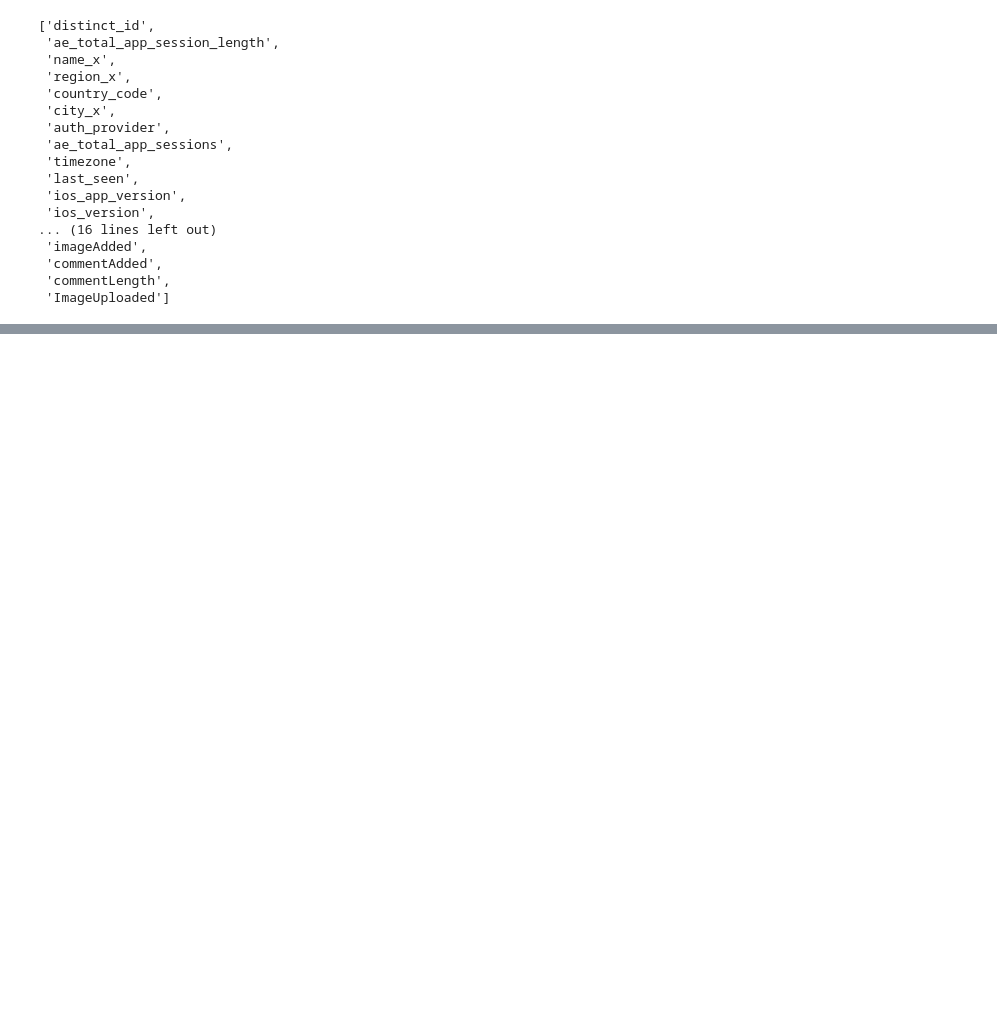
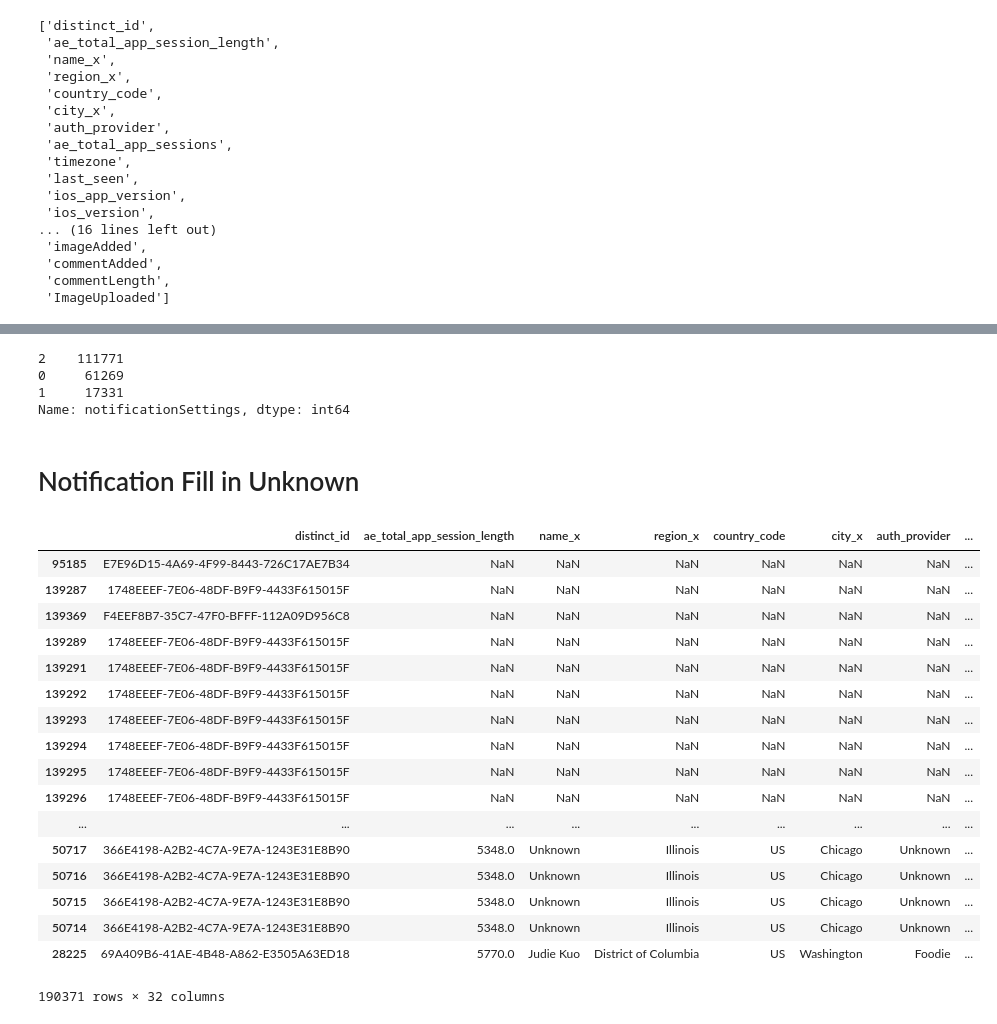
Before and after one commit to prkrishnan1/Simmer_DSS_SP20_Project_1, a Jupyter notebook: EDA_Jake.ipynb, the cells around one changed output, grey strips where cells are left out. Cells and saved outputs as stored; diff of their text form; code cells hidden in the pictures; blank space fills up the shorter version.

```diff
--- a/EDA_Jake.ipynb
+++ b/EDA_Jake.ipynb
@@ -271,0 +270,3 @@ num_sessions2.plot.bar();
+# %%
+withUnknowns = locationPropforUnknown(cleaned_location)
+withUnknowns['locationSetting'].value_counts()
@@ -271,0 +302,49 @@ num_sessions2.plot.bar();
+# %%
+cleanALL = cleanNotification(withUnknowns)
+cleanALL['notificationSettings'].value_counts()
+# %% [output]
+2    111771
+0     61269
+1     17331
+Name: notificationSettings, dtype: int64
+# %% [markdown]
+# Notification Fill in Unknown
+# %%
+def notificationPropforUnknown(tbl):
+    tbl = tbl.copy()
+    notificationSettings = tbl['notificationSettings'].value_counts()
+    num_Allow = notificationSettings[1]
+    num_Deny = notificationSettings[0]
+    per_Allow = num_Allow / (num_Allow + num_Deny)
+    num_Unknown = notificationSettings[2]
+    K = int(round(per_Allow * num_Unknown))
+    arr = np.array([0] * (num_Unknown - K) + [1] * K)
+    np.random.shuffle(arr)
+    tbl = tbl.sort_values('notificationSettings', ascending = False)
+    lowerTbl = np.asarray(tbl['notificationSettings'][tbl['notificationSettings']!= 2])
+    locationColumn = np.concatenate((arr, lowerTbl))
+    tbl['notificationSettings'] = locationColumn
+    return tbl
+# %%
+finalTable = notificationPropforUnknown(cleanALL)
+# %%
+finalTable
+# %% [output]
+|  | distinct_id | ae_total_app_session_length | name_x | region_x | country_code | city_x | auth_provider | ... |
+| 95185 | E7E96D15-4A69-4F99-8443-726C17AE7B34 | NaN | NaN | NaN | NaN | NaN | NaN | ... |
+| 139287 | 1748EEEF-7E06-48DF-B9F9-4433F615015F | NaN | NaN | NaN | NaN | NaN | NaN | ... |
+| 139369 | F4EEF8B7-35C7-47F0-BFFF-112A09D956C8 | NaN | NaN | NaN | NaN | NaN | NaN | ... |
+| 139289 | 1748EEEF-7E06-48DF-B9F9-4433F615015F | NaN | NaN | NaN | NaN | NaN | NaN | ... |
+| 139291 | 1748EEEF-7E06-48DF-B9F9-4433F615015F | NaN | NaN | NaN | NaN | NaN | NaN | ... |
+| 139292 | 1748EEEF-7E06-48DF-B9F9-4433F615015F | NaN | NaN | NaN | NaN | NaN | NaN | ... |
+| 139293 | 1748EEEF-7E06-48DF-B9F9-4433F615015F | NaN | NaN | NaN | NaN | NaN | NaN | ... |
+| 139294 | 1748EEEF-7E06-48DF-B9F9-4433F615015F | NaN | NaN | NaN | NaN | NaN | NaN | ... |
+| 139295 | 1748EEEF-7E06-48DF-B9F9-4433F615015F | NaN | NaN | NaN | NaN | NaN | NaN | ... |
+| 139296 | 1748EEEF-7E06-48DF-B9F9-4433F615015F | NaN | NaN | NaN | NaN | NaN | NaN | ... |
+| ... | ... | ... | ... | ... | ... | ... | ... | ... |
+| 50717 | 366E4198-A2B2-4C7A-9E7A-1243E31E8B90 | 5348.0 | Unknown | Illinois | US | Chicago | Unknown | ... |
+| 50716 | 366E4198-A2B2-4C7A-9E7A-1243E31E8B90 | 5348.0 | Unknown | Illinois | US | Chicago | Unknown | ... |
+| 50715 | 366E4198-A2B2-4C7A-9E7A-1243E31E8B90 | 5348.0 | Unknown | Illinois | US | Chicago | Unknown | ... |
+| 50714 | 366E4198-A2B2-4C7A-9E7A-1243E31E8B90 | 5348.0 | Unknown | Illinois | US | Chicago | Unknown | ... |
+| 28225 | 69A409B6-41AE-4B48-A862-E3505A63ED18 | 5770.0 | Judie Kuo | District of Columbia | US | Washington | Foodie | ... |
+190371 rows × 32 columns
```
Also changed, not shown: parts of 20 cells of this notebook, 1 other file.
